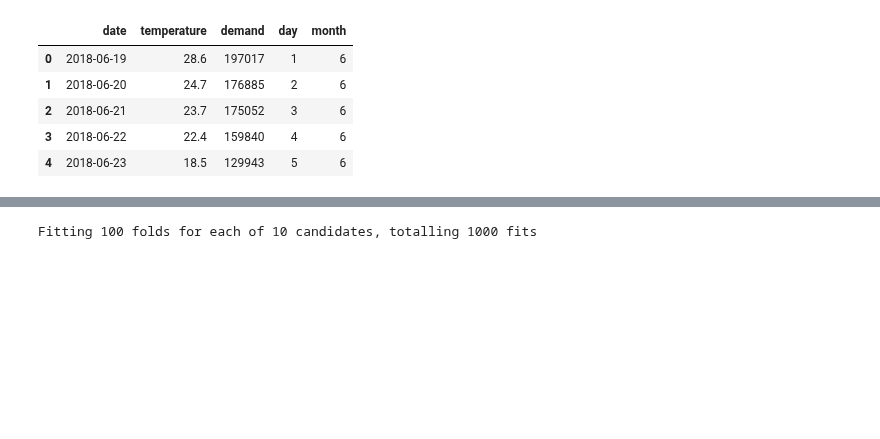
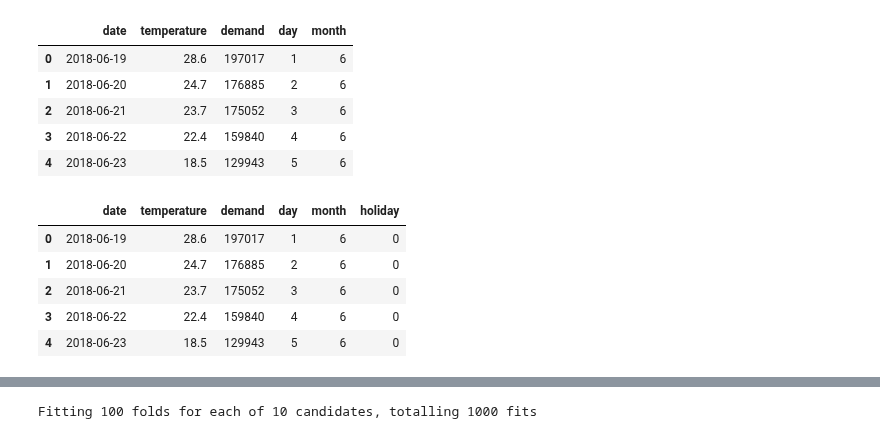
Before and after one commit to aykhazanchi/id2223-scalable-ml, a Jupyter notebook: proj/test.ipynb, the cells around one changed output, grey strips where cells are left out. Saved outputs shown, nothing was run; the diff lists cells and outputs as text; code cells hidden in the pictures; blank space fills up the shorter version.

```diff
--- a/proj/test.ipynb
+++ b/proj/test.ipynb
@@ -125,3 +121,15 @@ display(df.head(5)) # 1=jan, ..., dec=12
+# %%
+# add (find) bank holiday (binary mask)
+holidays = calendar().holidays(start=df['date'].min(), end=df['date'].max())
+df['holiday'] = df['date'].isin(holidays).astype(int)
+display(df.head(5))
+# %% [output]
+|  | date | temperature | demand | day | month | holiday |
+| 0 | 2018-06-19 | 28.6 | 197017 | 1 | 6 | 0 |
+| 1 | 2018-06-20 | 24.7 | 176885 | 2 | 6 | 0 |
+| 2 | 2018-06-21 | 23.7 | 175052 | 3 | 6 | 0 |
+| 3 | 2018-06-22 | 22.4 | 159840 | 4 | 6 | 0 |
+| 4 | 2018-06-23 | 18.5 | 129943 | 5 | 6 | 0 |
 # %%
 # TODO: store features (once prepared) somewhere (hopsworks?)
 # %%
```
Also changed, not shown: parts of 11 cells of this notebook.
